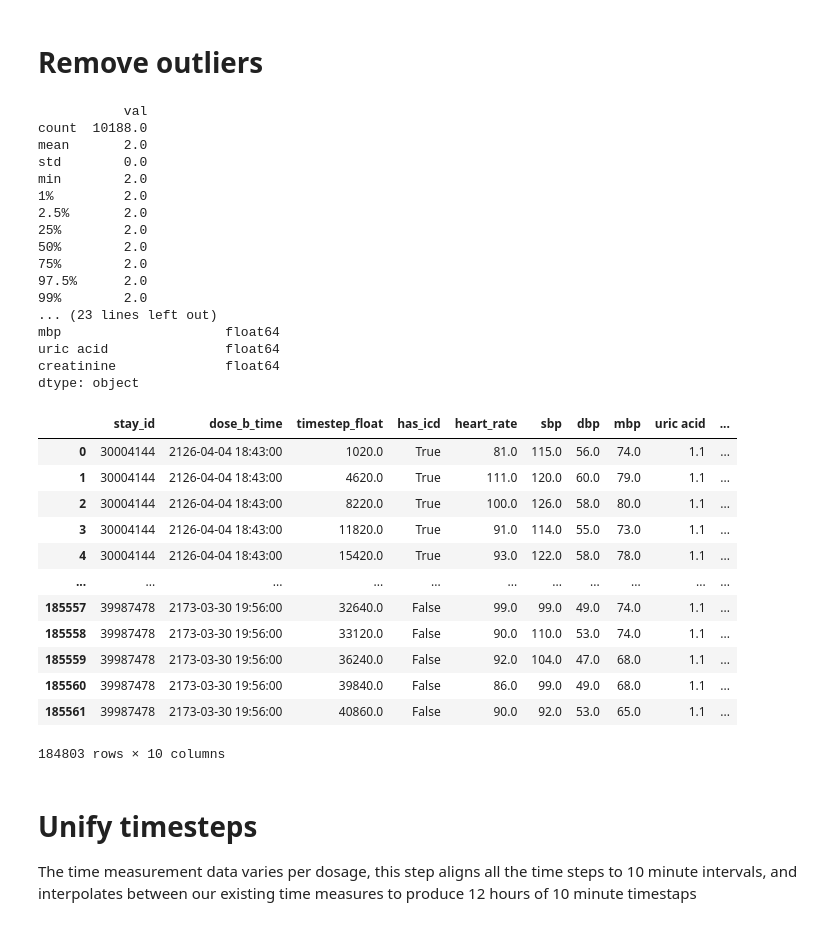
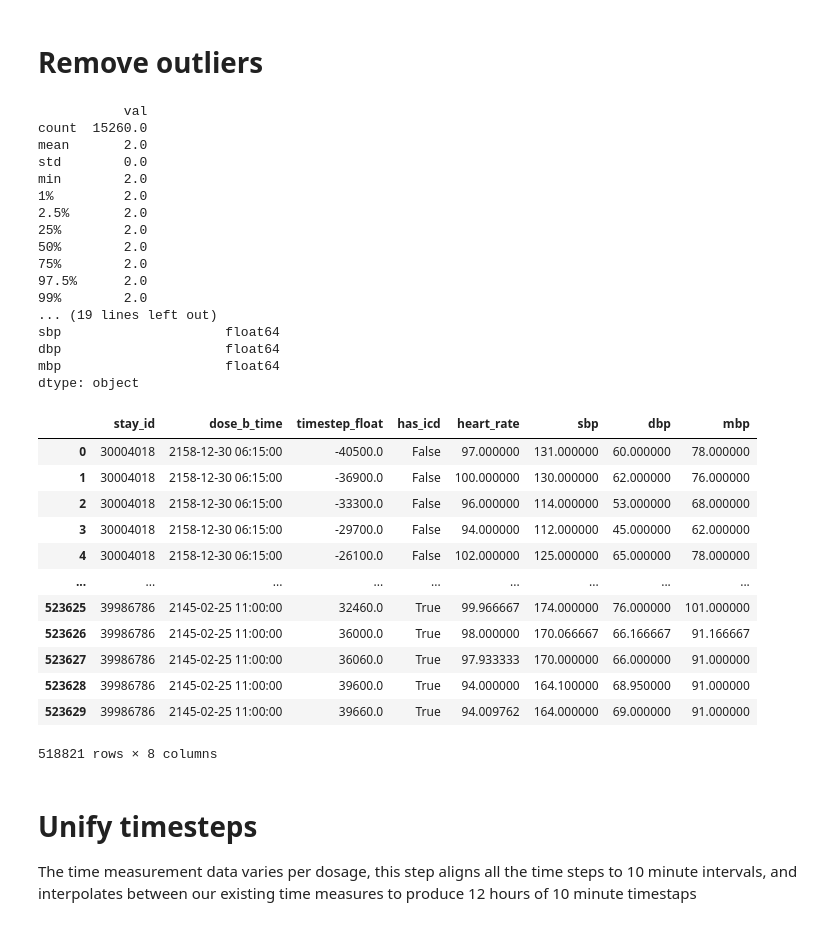
Before and after one commit to stevelan/UniMLHealth-GroupProject, a Jupyter notebook: notebooks/03-ml-training.ipynb, the cells around one changed output. Saved outputs shown, nothing was run; the diff lists cells and outputs as text; code cells hidden in the pictures.

```diff
--- a/notebooks/03-ml-training.ipynb
+++ b/notebooks/03-ml-training.ipynb
@@ -165,0 +161,11 @@ dtype: object
+# %%
+# create the negative cohort
+vitals_no_ddi['num_icd_codes'] = 0
+vitals_no_ddi['has_icd'] = False
+vitals_no_ddi = vitals_no_ddi[['stay_id', 'dose_b_time', 'subject_id', 'charttime', 'has_icd', 'num_icd_codes'] + data_arrays]
+print(vitals_data_df.shape)
+print(vitals_no_ddi.shape)
+print(vitals_data_df.index)
+print(vitals_no_ddi.index)
+
+vitals_no_ddi
@@ -166,13 +195,30 @@ dtype: object
 # %%
+# make the target cohort and the negative cohort the same shape and join them together
+stay_ids_with_icd = vitals_data_df["stay_id"].unique()
+stay_ids_without_icd = vitals_no_ddi["stay_id"].unique()
+
+print(len(stay_ids_with_icd))
+print(len(stay_ids_without_icd))
+min_balanced_len = min(len(stay_ids_with_icd), len(stay_ids_without_icd))
+print(min_balanced_len)
+
+balanced_with = vitals_data_df[vitals_data_df["stay_id"].isin(stay_ids_with_icd[:min_balanced_len])]
+balanced_without = vitals_no_ddi[vitals_no_ddi["stay_id"].isin(stay_ids_without_icd[:min_balanced_len])]
+
+df = pd.concat([balanced_with, balanced_without])
+print(f"Size of target {len(balanced_with)}, size of negative {len(balanced_without)}, size of combined {len(df)}")
 
 ## convert chart_time to timestep relative to dose b time
 df["timestep"] = df["charttime"] - df["dose_b_time"]
 ## and convert to float64 for tensor flow
 df['timestep_float'] = df['timestep'].dt.total_seconds().astype('float64')
 
+print(df.dtypes)
 
 for data in data_arrays:
     df[data] = df[data].astype('float64')
 
 print(df.dtypes)
+print(df['has_icd'].describe())
+df.head(50)
 # %% [output]
@@ -282,54 +347,50 @@ length = pd.DataFrame()
 length["val"] = [len(array) for array in grouped_df.groupby(["stay_id", "dose_b_time"])["mbp"]]
 print(length.describe(percentiles=[0.01, 0.025, 0.25, 0.5, 0.75, 0.975, 0.99, 0.999]))
 print(grouped_df.dtypes)
 max_size = 90  # p999
 
 data_array_with_time = data_arrays.copy()
 data_array_with_time.append("timestep_float")
 print(data_array_with_time)
 print(data_arrays)
 
-def resize(s):
-    s.head(max_size)
-
-
 grouped_df = grouped_df.groupby(["stay_id", "dose_b_time"]).head(max_size)
 
 max_sequence_length = max(len(array) for array in grouped_df.groupby(["stay_id", "dose_b_time"])["sbp"])
 print(max_sequence_length)
 print(grouped_df.dtypes)
 grouped_df
 # %% [output]
            val
-count  10188.0
+count  15260.0
 mean       2.0
 std        0.0
 min        2.0
 1%         2.0
 2.5%       2.0
 25%        2.0
 50%        2.0
 75%        2.0
 97.5%      2.0
 99%        2.0
-... (23 lines left out)
+... (19 lines left out)
+sbp                     float64
+dbp                     float64
 mbp                     float64
-uric acid               float64
-creatinine              float64
 dtype: object
-|  | stay_id | dose_b_time | timestep_float | has_icd | heart_rate | sbp | dbp | mbp | uric acid | ... |
-| 0 | 30004144 | 2126-04-04 18:43:00 | 1020.0 | True | 81.0 | 115.0 | 56.0 | 74.0 | 1.1 | ... |
-| 1 | 30004144 | 2126-04-04 18:43:00 | 4620.0 | True | 111.0 | 120.0 | 60.0 | 79.0 | 1.1 | ... |
-| 2 | 30004144 | 2126-04-04 18:43:00 | 8220.0 | True | 100.0 | 126.0 | 58.0 | 80.0 | 1.1 | ... |
-| 3 | 30004144 | 2126-04-04 18:43:00 | 11820.0 | True | 91.0 | 114.0 | 55.0 | 73.0 | 1.1 | ... |
-| 4 | 30004144 | 2126-04-04 18:43:00 | 15420.0 | True | 93.0 | 122.0 | 58.0 | 78.0 | 1.1 | ... |
-| ... | ... | ... | ... | ... | ... | ... | ... | ... | ... | ... |
-| 185557 | 39987478 | 2173-03-30 19:56:00 | 32640.0 | False | 99.0 | 99.0 | 49.0 | 74.0 | 1.1 | ... |
-| 185558 | 39987478 | 2173-03-30 19:56:00 | 33120.0 | False | 90.0 | 110.0 | 53.0 | 74.0 | 1.1 | ... |
-| 185559 | 39987478 | 2173-03-30 19:56:00 | 36240.0 | False | 92.0 | 104.0 | 47.0 | 68.0 | 1.1 | ... |
-| 185560 | 39987478 | 2173-03-30 19:56:00 | 39840.0 | False | 86.0 | 99.0 | 49.0 | 68.0 | 1.1 | ... |
-| 185561 | 39987478 | 2173-03-30 19:56:00 | 40860.0 | False | 90.0 | 92.0 | 53.0 | 65.0 | 1.1 | ... |
+|  | stay_id | dose_b_time | timestep_float | has_icd | heart_rate | sbp | dbp | mbp |
+| 0 | 30004018 | 2158-12-30 06:15:00 | -40500.0 | False | 97.000000 | 131.000000 | 60.000000 | 78.000000 |
+| 1 | 30004018 | 2158-12-30 06:15:00 | -36900.0 | False | 100.000000 | 130.000000 | 62.000000 | 76.000000 |
+| 2 | 30004018 | 2158-12-30 06:15:00 | -33300.0 | False | 96.000000 | 114.000000 | 53.000000 | 68.000000 |
+| 3 | 30004018 | 2158-12-30 06:15:00 | -29700.0 | False | 94.000000 | 112.000000 | 45.000000 | 62.000000 |
+| 4 | 30004018 | 2158-12-30 06:15:00 | -26100.0 | False | 102.000000 | 125.000000 | 65.000000 | 78.000000 |
+| ... | ... | ... | ... | ... | ... | ... | ... | ... |
+| 523625 | 39986786 | 2145-02-25 11:00:00 | 32460.0 | True | 99.966667 | 174.000000 | 76.000000 | 101.000000 |
+| 523626 | 39986786 | 2145-02-25 11:00:00 | 36000.0 | True | 98.000000 | 170.066667 | 66.166667 | 91.166667 |
+| 523627 | 39986786 | 2145-02-25 11:00:00 | 36060.0 | True | 97.933333 | 170.000000 | 66.000000 | 91.000000 |
+| 523628 | 39986786 | 2145-02-25 11:00:00 | 39600.0 | True | 94.000000 | 164.100000 | 68.950000 | 91.000000 |
+| 523629 | 39986786 | 2145-02-25 11:00:00 | 39660.0 | True | 94.009762 | 164.000000 | 69.000000 | 91.000000 |
-184803 rows × 10 columns
+518821 rows × 8 columns
 # %% [markdown]
 # Unify timesteps
 The time measurement data varies per dosage, this step aligns all the time steps to 10 minute intervals, and interpolates between our
```
Also changed, not shown: parts of 21 cells of this notebook, 7 other files.
